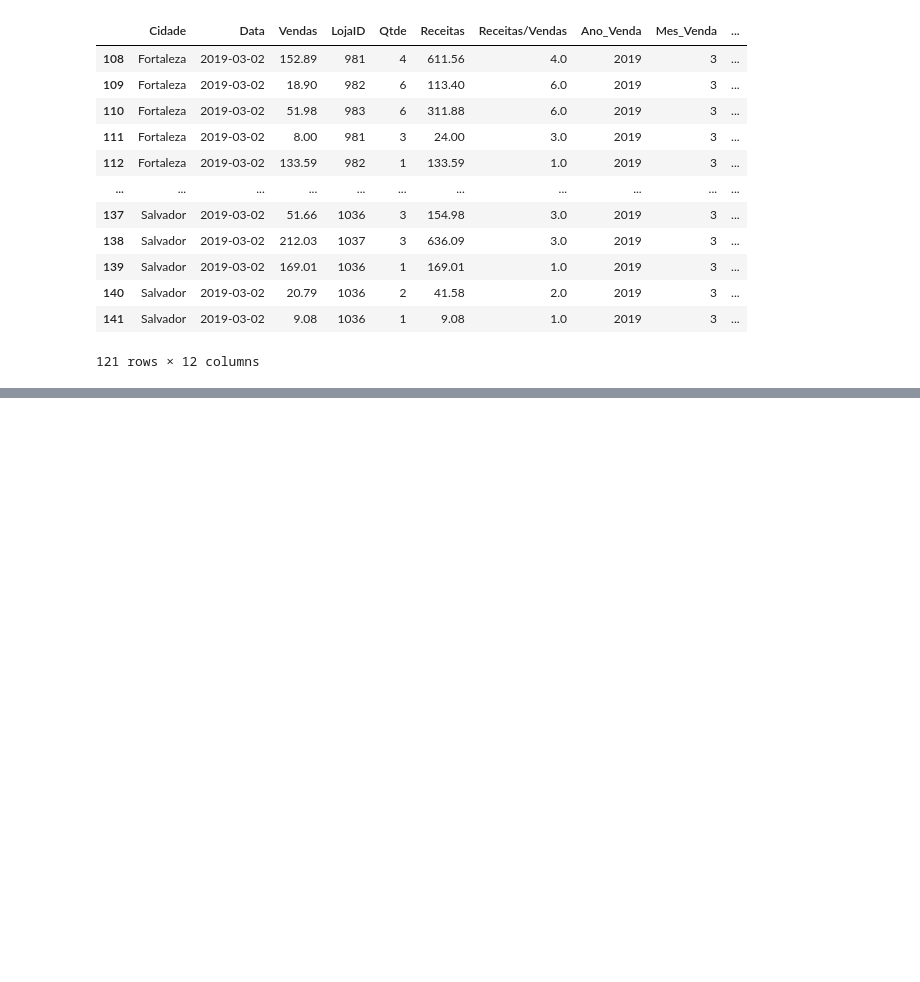
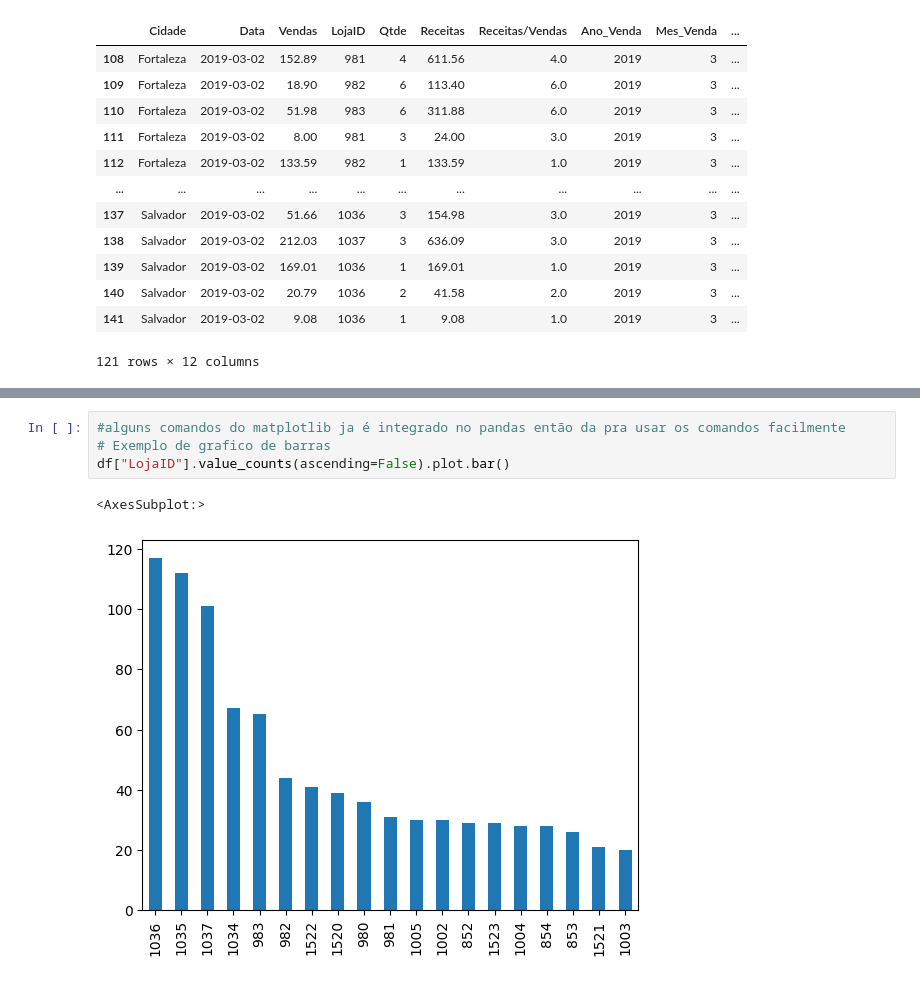
Before and after one commit to W1ndeck/Bootcamp-Unimed-BH, a Jupyter notebook: arquivos_excel..ipynb, the cells around one changed output, grey strips where cells are left out. Cells and saved outputs as stored; diff of their text form; blank space fills up the shorter version.

```diff
--- a/arquivos_excel..ipynb
+++ b/arquivos_excel..ipynb
@@ -247,0 +273,7 @@ vendas_marco_19
+# %%
+#alguns comandos do matplotlib ja é integrado no pandas então da pra usar os comandos facilmente
+# Exemplo de grafico de barras
+df["LojaID"].value_counts(ascending=False).plot.bar()
+# %% [output]
+<AxesSubplot:>
+[figure, added]
```
Also changed, not shown: parts of 8 cells of this notebook.
